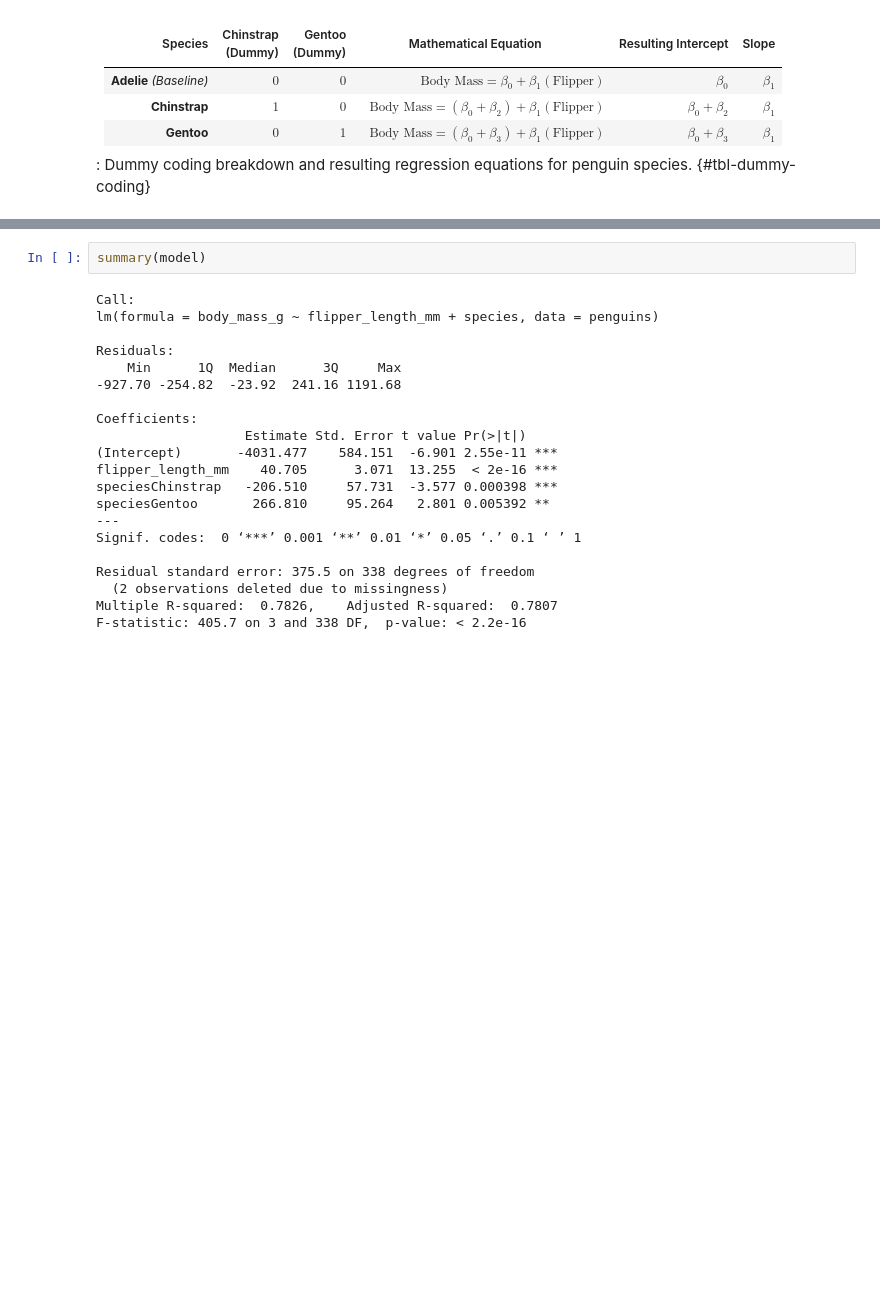
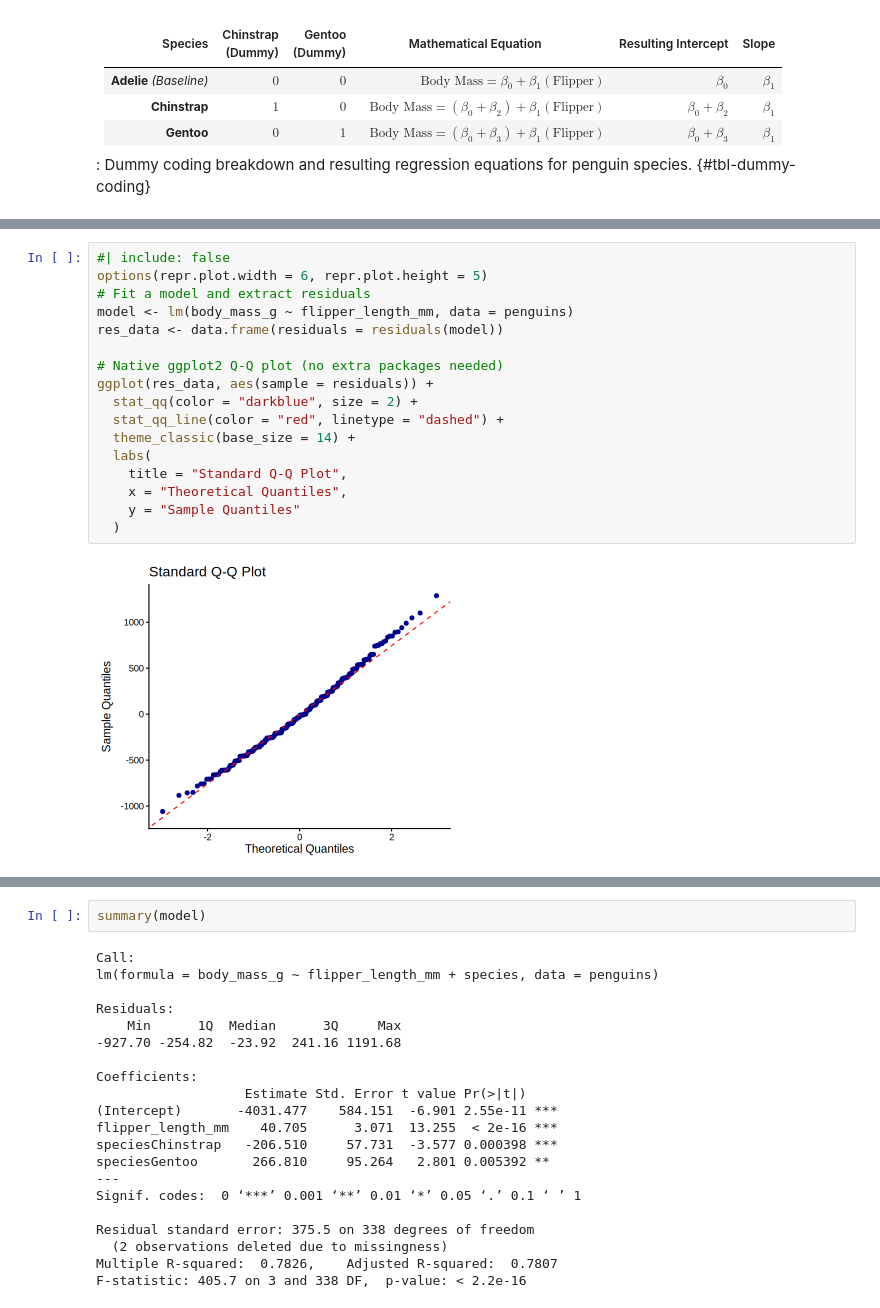
Before and after one commit to manishdatt-edu/biostats, a Jupyter notebook: regression.ipynb, the cells around one changed output, grey strips where cells are left out. Drawn from its saved outputs; the diff is of its cells as text; blank space fills up the shorter version.

```diff
--- a/regression.ipynb
+++ b/regression.ipynb
@@ -553,0 +672,19 @@ $$
+# %%
+#| include: false
+options(repr.plot.width = 6, repr.plot.height = 5)
+# Fit a model and extract residuals
+model <- lm(body_mass_g ~ flipper_length_mm, data = penguins)
+res_data <- data.frame(residuals = residuals(model))
+
+# Native ggplot2 Q-Q plot (no extra packages needed)
+ggplot(res_data, aes(sample = residuals)) +
+  stat_qq(color = "darkblue", size = 2) +
+  stat_qq_line(color = "red", linetype = "dashed") +
+  theme_classic(base_size = 14) +
+  labs(
+    title = "Standard Q-Q Plot",
+    x = "Theoretical Quantiles",
+    y = "Sample Quantiles"
+  )
+# %% [output]
+[figure, added]
```
Also changed, not shown: parts of 23 cells of this notebook, 1 other file.
